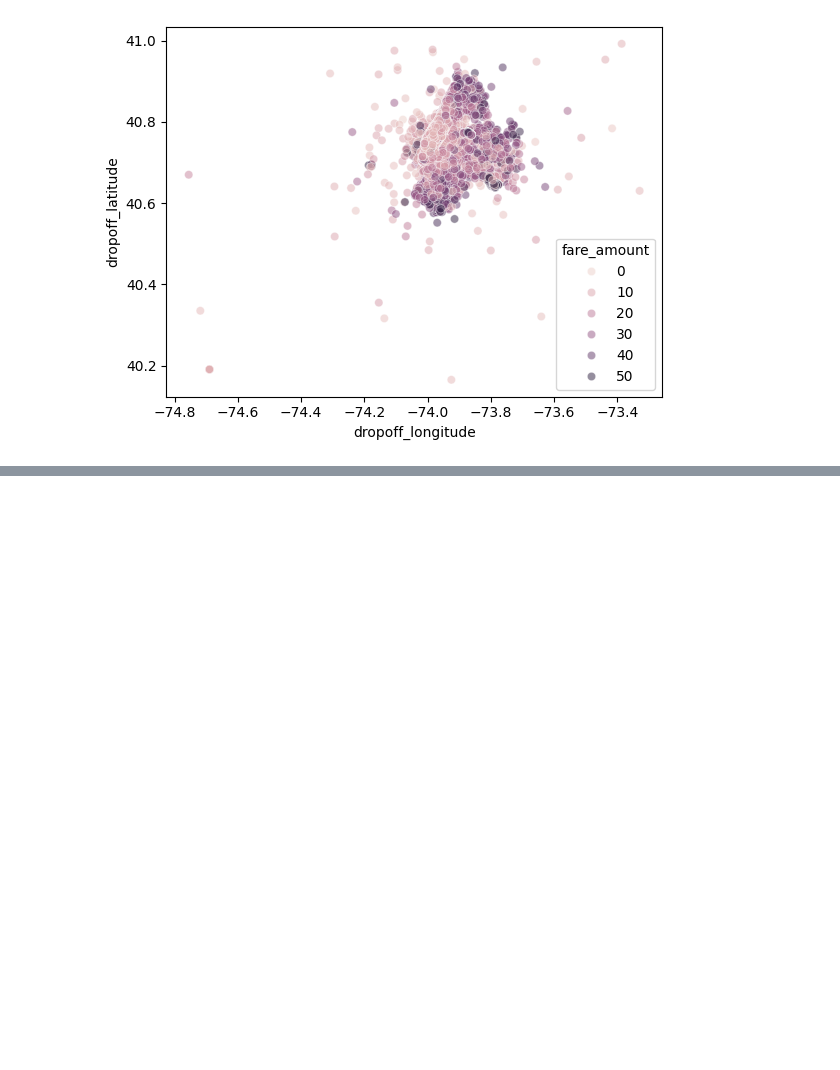
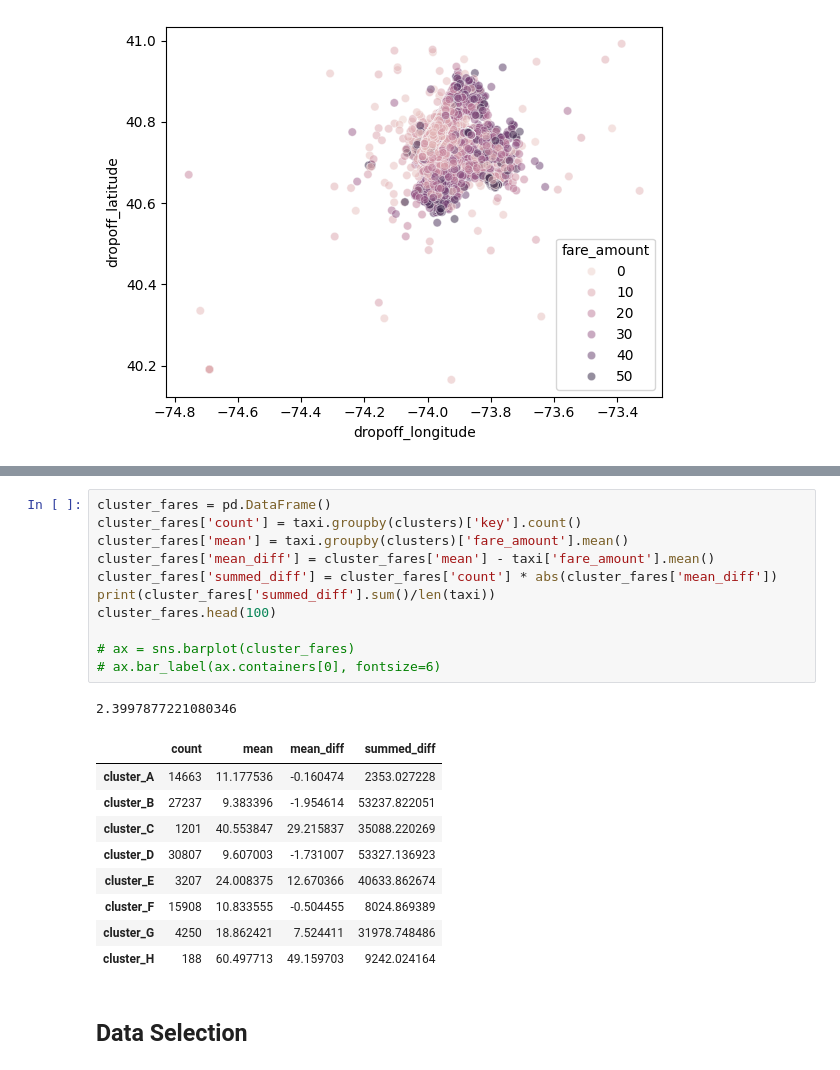
Before and after one commit to ahealion1/Data-Science-Projects, a Jupyter notebook: TaxiFarePrediction/taxi-fare-prediction.ipynb, the cells around one changed output, grey strips where cells are left out. Saved outputs shown, nothing was run; the diff lists cells and outputs as text; blank space fills up the shorter version.

```diff
--- a/TaxiFarePrediction/taxi-fare-prediction.ipynb
+++ b/TaxiFarePrediction/taxi-fare-prediction.ipynb
@@ -439,0 +461,24 @@ Name: key, dtype: int64
+# %%
+cluster_fares = pd.DataFrame()
+cluster_fares['count'] = taxi.groupby(clusters)['key'].count()
+cluster_fares['mean'] = taxi.groupby(clusters)['fare_amount'].mean()
+cluster_fares['mean_diff'] = cluster_fares['mean'] - taxi['fare_amount'].mean()
+cluster_fares['summed_diff'] = cluster_fares['count'] * abs(cluster_fares['mean_diff'])
+print(cluster_fares['summed_diff'].sum()/len(taxi))
+cluster_fares.head(100)
+
+# ax = sns.barplot(cluster_fares)
+# ax.bar_label(ax.containers[0], fontsize=6)
+# %% [output]
+2.3997877221080346
+|  | count | mean | mean_diff | summed_diff |
+| cluster_A | 14663 | 11.177536 | -0.160474 | 2353.027228 |
+| cluster_B | 27237 | 9.383396 | -1.954614 | 53237.822051 |
+| cluster_C | 1201 | 40.553847 | 29.215837 | 35088.220269 |
+| cluster_D | 30807 | 9.607003 | -1.731007 | 53327.136923 |
+| cluster_E | 3207 | 24.008375 | 12.670366 | 40633.862674 |
+| cluster_F | 15908 | 10.833555 | -0.504455 | 8024.869389 |
+| cluster_G | 4250 | 18.862421 | 7.524411 | 31978.748486 |
+| cluster_H | 188 | 60.497713 | 49.159703 | 9242.024164 |
+# %% [markdown]
+## Data Selection
```
Also changed, not shown: parts of 18 cells of this notebook.
